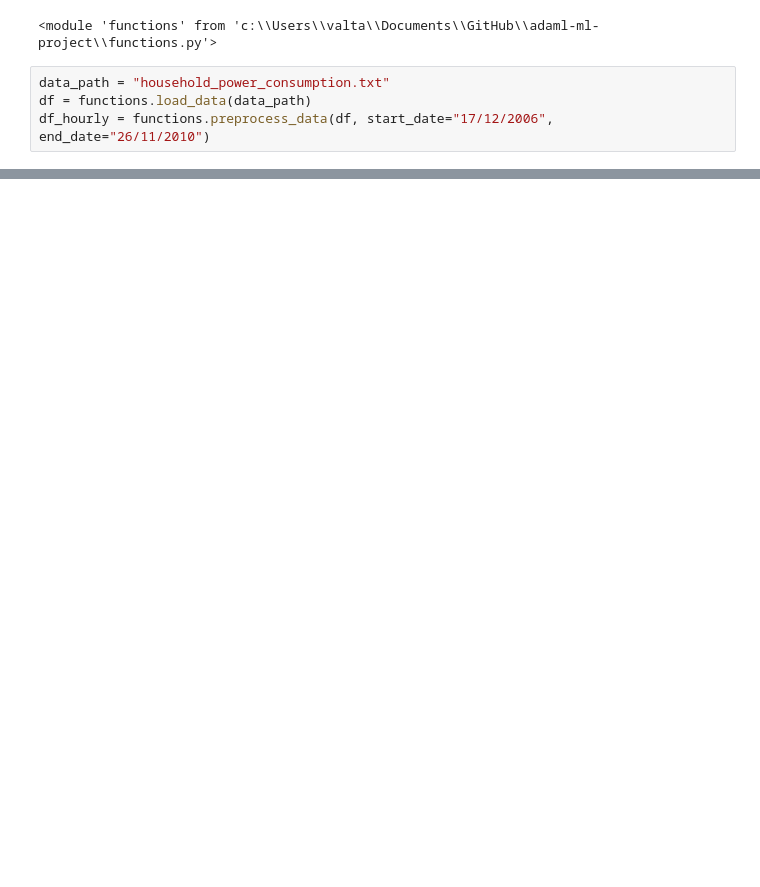
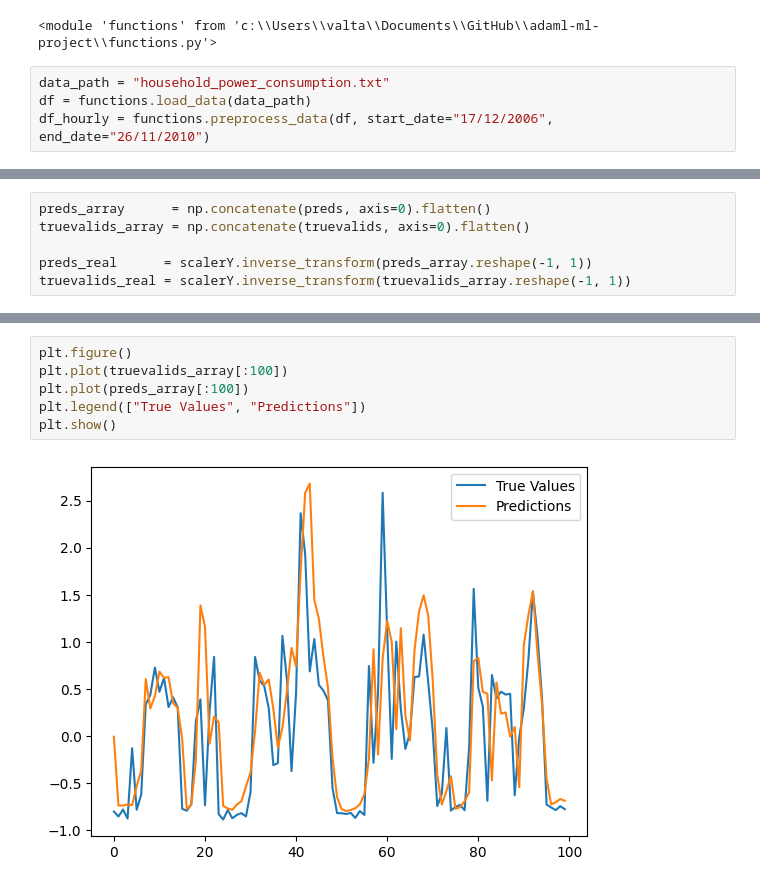
Before and after one commit to veetirajaniemi/adaml-ml-project, a Jupyter notebook: transformerNN.ipynb, the cells around one changed output, grey strips where cells are left out. Drawn from its saved outputs; the diff is of its cells as text; blank space fills up the shorter version.

```diff
--- a/transformerNN.ipynb
+++ b/transformerNN.ipynb
@@ -261,0 +223,6 @@ Test MSE: 0.2948
+# %%
+preds_array      = np.concatenate(preds, axis=0).flatten()
+truevalids_array = np.concatenate(truevalids, axis=0).flatten()
+
+preds_real      = scalerY.inverse_transform(preds_array.reshape(-1, 1))
+truevalids_real = scalerY.inverse_transform(truevalids_array.reshape(-1, 1))
@@ -261,0 +237,8 @@ Test MSE: 0.2948
+# %%
+plt.figure()
+plt.plot(truevalids_array[:100])
+plt.plot(preds_array[:100])
+plt.legend(["True Values", "Predictions"])
+plt.show()
+# %% [output]
+[figure, added]
```
Also changed, not shown: parts of 17 cells of this notebook.
